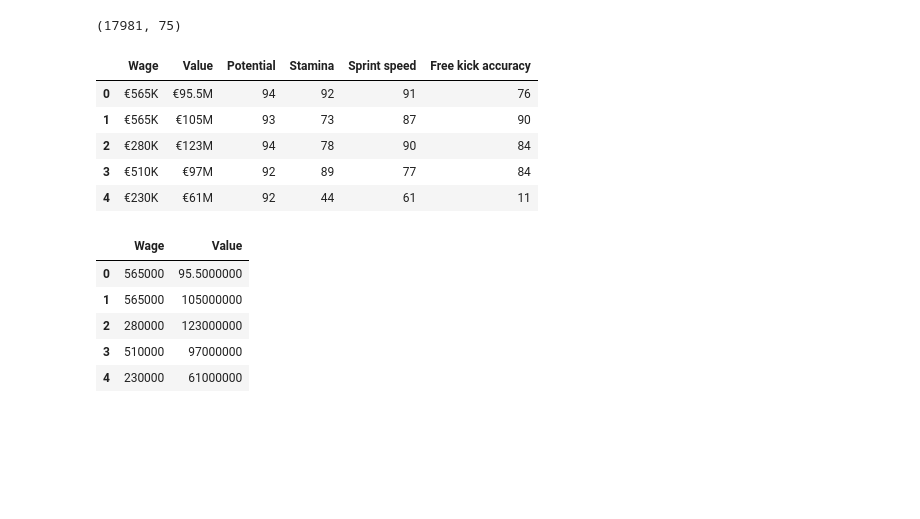
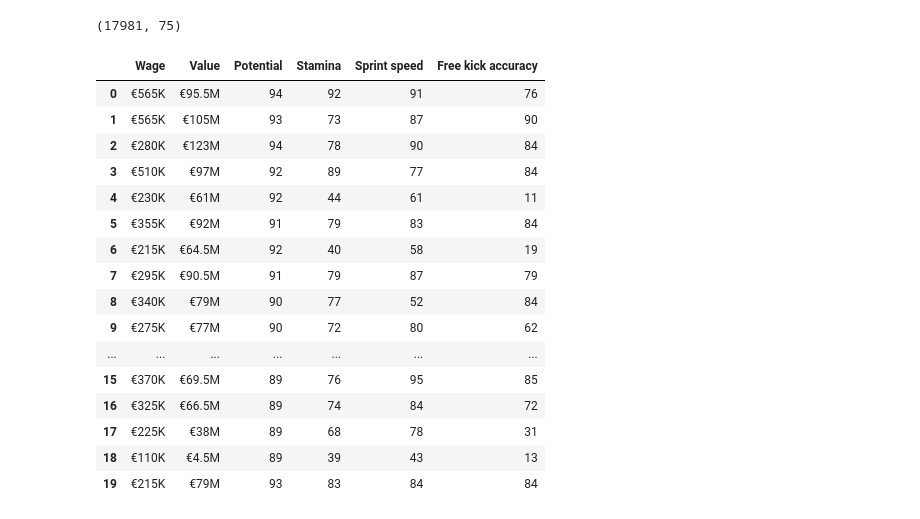
Before and after one commit to Umuzi-org/FIFA18_multiple_regression, a Jupyter notebook: FIFA18_multiple_regression_example.ipynb, the cells around one changed output. Cells and saved outputs as stored; diff of their text form; code cells hidden in the pictures; blank space fills up the shorter version.

```diff
--- a/FIFA18_multiple_regression_example.ipynb
+++ b/FIFA18_multiple_regression_example.ipynb
@@ -28,33 +28,22 @@ completedata.shape
 # %%
 #select only variables of interest - we have chosen wage, player value, potential, stamina, speed and freekick accuracy
 data = completedata.loc[:,["Wage", "Value", "Potential", "Stamina", "Sprint speed", "Free kick accuracy"]]
-data.head()
+data.head(20)
 # %% [output]
 |  | Wage | Value | Potential | Stamina | Sprint speed | Free kick accuracy |
 | 0 | €565K | €95.5M | 94 | 92 | 91 | 76 |
 | 1 | €565K | €105M | 93 | 73 | 87 | 90 |
 | 2 | €280K | €123M | 94 | 78 | 90 | 84 |
 | 3 | €510K | €97M | 92 | 89 | 77 | 84 |
 | 4 | €230K | €61M | 92 | 44 | 61 | 11 |
+| 5 | €355K | €92M | 91 | 79 | 83 | 84 |
+| 6 | €215K | €64.5M | 92 | 40 | 58 | 19 |
+| 7 | €295K | €90.5M | 91 | 79 | 87 | 79 |
+| 8 | €340K | €79M | 90 | 77 | 52 | 84 |
+| 9 | €275K | €77M | 90 | 72 | 80 | 62 |
+| ... | ... | ... | ... | ... | ... | ... |
+| 15 | €370K | €69.5M | 89 | 76 | 95 | 85 |
+| 16 | €325K | €66.5M | 89 | 74 | 84 | 72 |
+| 17 | €225K | €38M | 89 | 68 | 78 | 31 |
+| 18 | €110K | €4.5M | 89 | 39 | 43 | 13 |
+| 19 | €215K | €79M | 93 | 83 | 84 | 84 |
-# %%
-#drop euros and change K and M to zeros for value and wage categories,
-#if converting to float it is NM to drop the full stop, otherwise the trailing digits are seen as decimals
-
-#TODO fix this
-def toNumberCurrency(column):
-    column = column.map(lambda x: x.replace("€",""))\
-    .map(lambda x: x.replace("€",""))\
-    .map(lambda x: x.replace("K","000"))\
-    .map(lambda x: x.replace("M","000000"))
-    return(column)
-
-data.Wage = toNumberCurrency(data["Wage"])
-data.Value = toNumberCurrency(data["Value"])
-data[["Wage", "Value"]].head()
-# %% [output]
-|  | Wage | Value |
-| 0 | 565000 | 95.5000000 |
-| 1 | 565000 | 105000000 |
-| 2 | 280000 | 123000000 |
-| 3 | 510000 | 97000000 |
-| 4 | 230000 | 61000000 |
```
Also changed, not shown: parts of 20 cells of this notebook.
